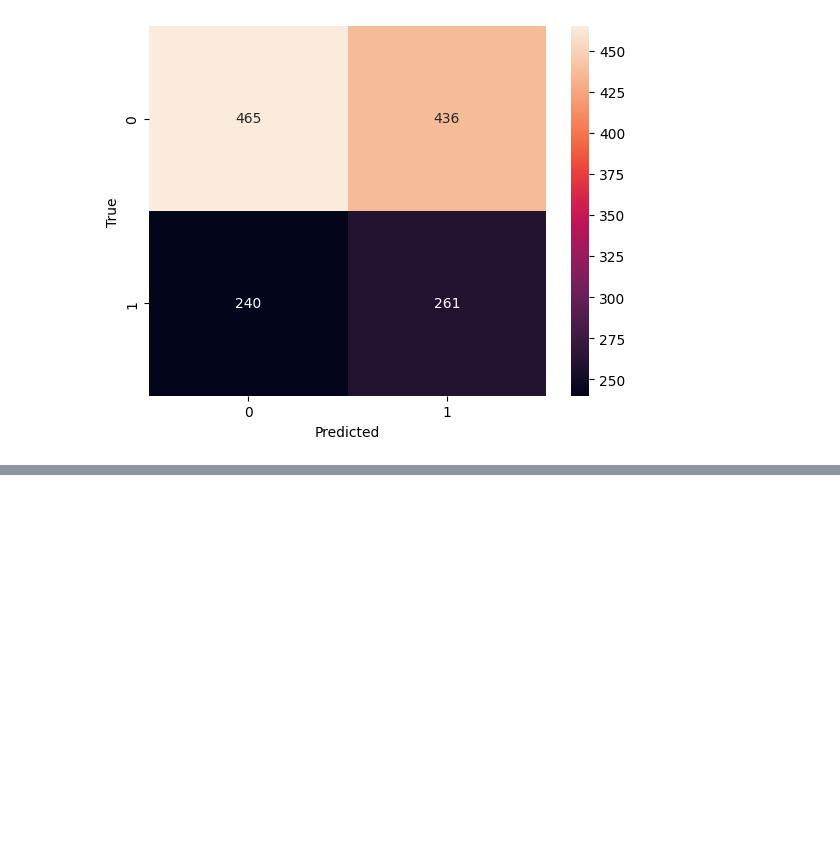
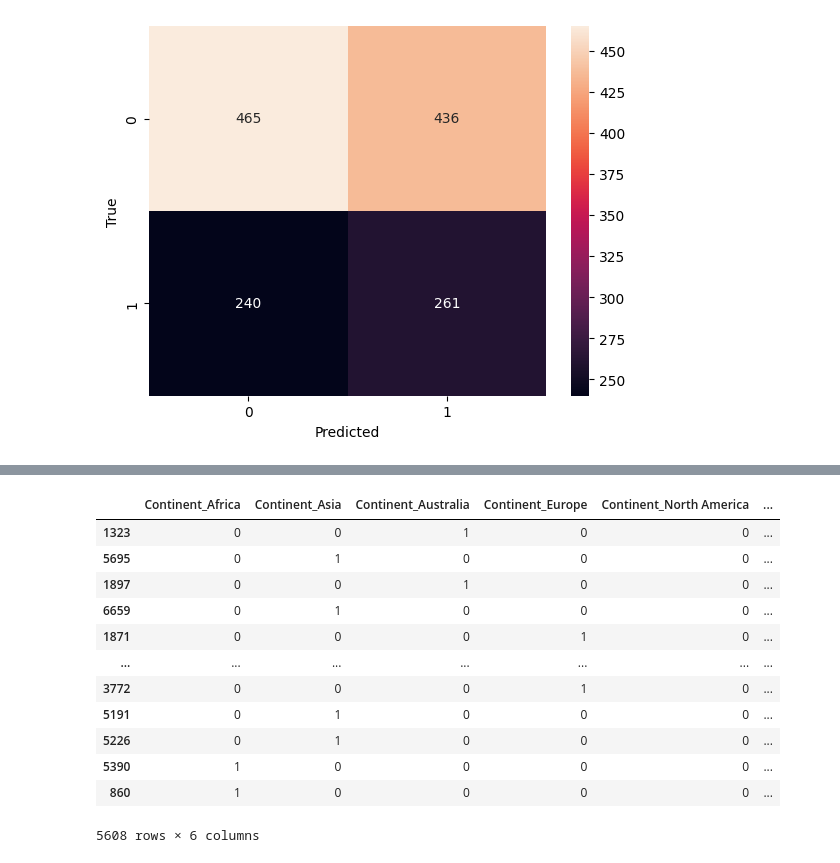
Before and after one commit to thassung/AIT_cp2023, a Jupyter notebook: main.ipynb, the cells around one changed output, grey strips where cells are left out. Cells and saved outputs as stored; diff of their text form; code cells hidden in the pictures; blank space fills up the shorter version.

```diff
--- a/main.ipynb
+++ b/main.ipynb
@@ -291,0 +418,11 @@ Text(50.722222222222214, 0.5, 'True')
+# %%
+X_train['Sex'] = X_train['Sex'].map({'Male': 0, 'Female':1})
+X_test['Sex'] = X_test['Sex'].map({'Male': 0, 'Female':1})
+# %%
+X_train['Diet'] = X_train['Diet'].map({'Unhealthy': 0, 'Average':1, 'Healthy':2})
+X_test['Diet'] = X_test['Diet'].map({'Unhealthy': 0, 'Average':1, 'Healthy':2})
+# %%
+temp = X_train['Blood Pressure'].str.split('/', expand=True).add_prefix('Blood Pressure_').astype(int)
+X_train = pd.concat([X_train, temp], axis=1)
+temp = X_test['Blood Pressure'].str.split('/', expand=True).add_prefix('Blood Pressure_').astype(int)
+X_test = pd.concat([X_test, temp], axis=1)
@@ -291,0 +445,6 @@ Text(50.722222222222214, 0.5, 'True')
+# %%
+from sklearn.preprocessing import OneHotEncoder
+
+ohe = OneHotEncoder(sparse_output=False, handle_unknown='ignore')
+temp = ohe.fit_transform(X_train[['Continent']])
+temp
@@ -291,0 +459,18 @@ Text(50.722222222222214, 0.5, 'True')
+# %%
+temp = pd.DataFrame(temp, columns=ohe.get_feature_names_out(), dtype=int)
+temp = temp.set_index(X_train.index)
+temp
+# %% [output]
+|  | Continent_Africa | Continent_Asia | Continent_Australia | Continent_Europe | Continent_North America | ... |
+| 1323 | 0 | 0 | 1 | 0 | 0 | ... |
+| 5695 | 0 | 1 | 0 | 0 | 0 | ... |
+| 1897 | 0 | 0 | 1 | 0 | 0 | ... |
+| 6659 | 0 | 1 | 0 | 0 | 0 | ... |
+| 1871 | 0 | 0 | 0 | 1 | 0 | ... |
+| ... | ... | ... | ... | ... | ... | ... |
+| 3772 | 0 | 0 | 0 | 1 | 0 | ... |
+| 5191 | 0 | 1 | 0 | 0 | 0 | ... |
+| 5226 | 0 | 1 | 0 | 0 | 0 | ... |
+| 5390 | 1 | 0 | 0 | 0 | 0 | ... |
+| 860 | 1 | 0 | 0 | 0 | 0 | ... |
+5608 rows × 6 columns
```
Also changed, not shown: parts of 34 cells of this notebook, 3 other files.
